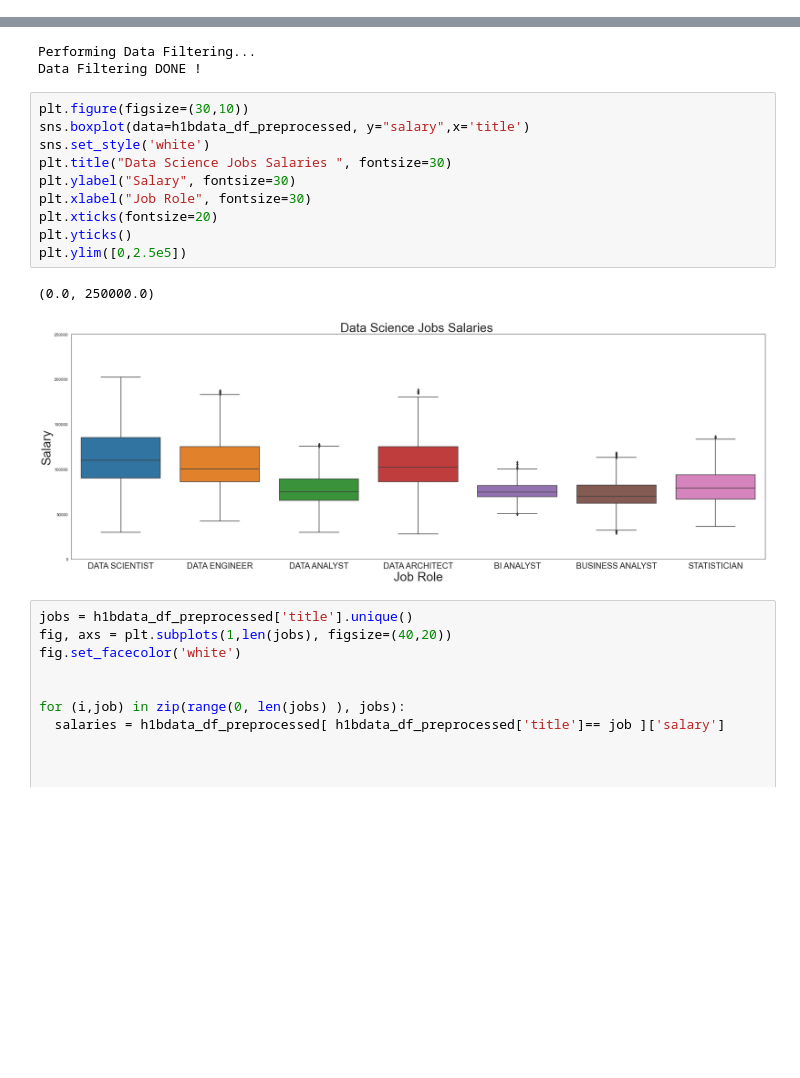
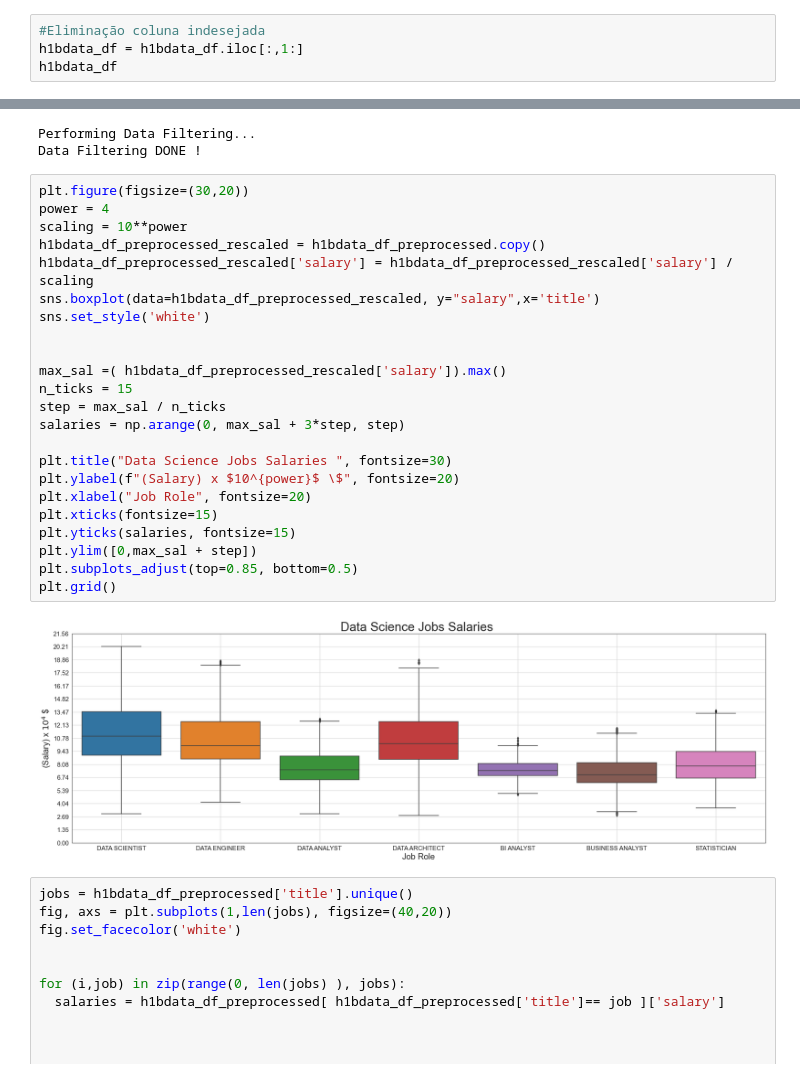
Before and after one commit to lucasvittal2/data_science_job_market_analysis, a Jupyter notebook: SprintI_counting_the_history.ipynb, the cells around one changed output, grey strips where cells are left out. Drawn from its saved outputs; the diff is of its cells as text; blank space fills up the shorter version.

```diff
--- a/SprintI_counting_the_history.ipynb
+++ b/SprintI_counting_the_history.ipynb
@@ -711,0 +693,4 @@ h1bdata_df.head(30)
+# %%
+#Eliminação coluna indesejada
+h1bdata_df = h1bdata_df.iloc[:,1:]
+h1bdata_df
@@ -944,18 +942,30 @@ h1bdata_df_preprocessed = DataFilter(filter_by="FILTER_OUTLIERS_CATEGORICALLY_BY
 Performing Data Filtering...
 Data Filtering DONE !
 # %%
-plt.figure(figsize=(30,10))
-sns.boxplot(data=h1bdata_df_preprocessed, y="salary",x='title')
+plt.figure(figsize=(30,20))
+power = 4
+scaling = 10**power
+h1bdata_df_preprocessed_rescaled = h1bdata_df_preprocessed.copy()
+h1bdata_df_preprocessed_rescaled['salary'] = h1bdata_df_preprocessed_rescaled['salary'] / scaling
+sns.boxplot(data=h1bdata_df_preprocessed_rescaled, y="salary",x='title')
 sns.set_style('white')
+
+
+max_sal =( h1bdata_df_preprocessed_rescaled['salary']).max()
+n_ticks = 15
+step = max_sal / n_ticks
+salaries = np.arange(0, max_sal + 3*step, step)
+
 plt.title("Data Science Jobs Salaries ", fontsize=30)
-plt.ylabel("Salary", fontsize=30)
-plt.xlabel("Job Role", fontsize=30)
-plt.xticks(fontsize=20)
-plt.yticks()
-plt.ylim([0,2.5e5])
+plt.ylabel(f"(Salary) x $10^{power}$ \$", fontsize=20)
+plt.xlabel("Job Role", fontsize=20)
+plt.xticks(fontsize=15)
+plt.yticks(salaries, fontsize=15)
+plt.ylim([0,max_sal + step])
+plt.subplots_adjust(top=0.85, bottom=0.5)
+plt.grid()
 # %% [output]
-(0.0, 250000.0)
-[figure, old version]
+[figure, new version]
 # %%
 jobs = h1bdata_df_preprocessed['title'].unique()
 fig, axs = plt.subplots(1,len(jobs), figsize=(40,20))
```
Also changed, not shown: parts of 82 cells of this notebook, 3 other files.
